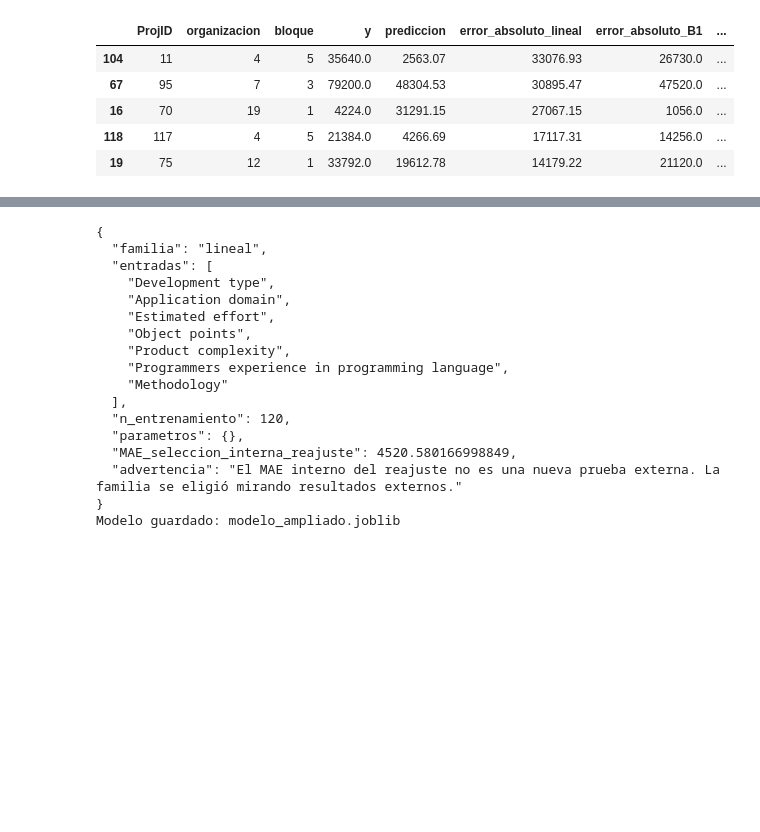
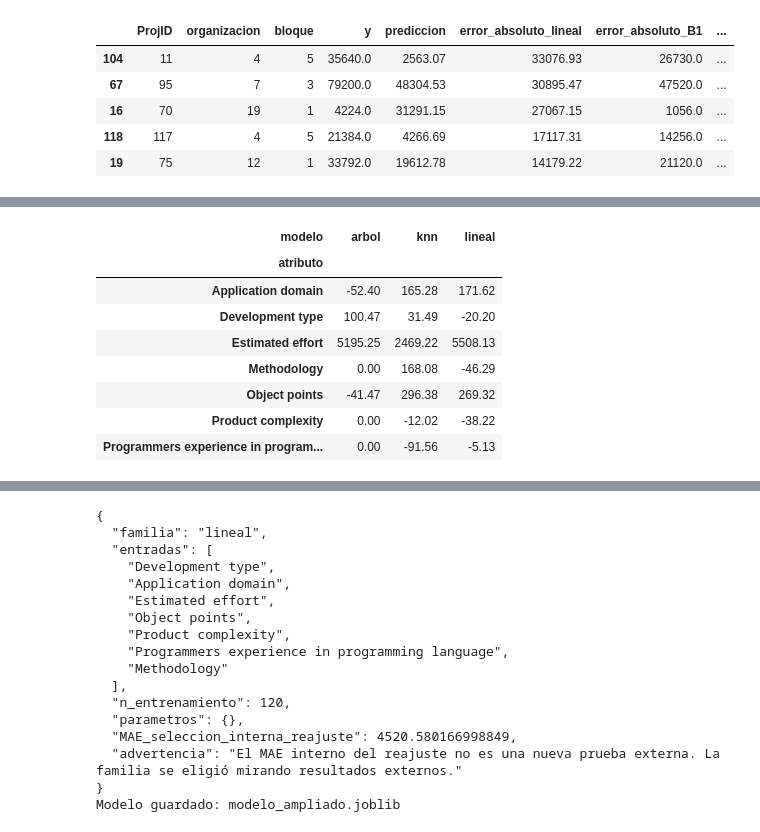
Before and after one commit to Gabr12l/ta-ia-grupo1-estimacion-esfuerzo-seera, a Jupyter notebook: Grupo1-TA-Experimentos.ipynb, the cells around one changed output, grey strips where cells are left out. Cells and saved outputs as stored; diff of their text form; code cells hidden in the pictures; blank space fills up the shorter version.

```diff
--- a/Grupo1-TA-Experimentos.ipynb
+++ b/Grupo1-TA-Experimentos.ipynb
@@ -660,0 +645,58 @@ Seleccionar la familia mirando resultados externos introduce posible optimismo:
+# %%
+from pathlib import Path
+import json,time,sys
+import numpy as np
+import pandas as pd
+
+def sensibilidad_atributos(data,out,repeticiones=30,semilla=2026):
+    """Permutación en reservas; parámetros ya elegidos dentro del entrenamiento.
+
+    La columna cruda se permuta junto con sus ausencias. La preparación se
+    reutiliza sin reajustar; este análisis no selecciona variables ni parámetros.
+    """
+    out=Path(out);logs=json.loads((out/'configuraciones.json').read_text())
+    guardadas=pd.read_csv(out/'predicciones_externas.csv')
+    outer,_=blocks(data,5);rng=np.random.default_rng(semilla)
+    errores={(f,c,r):0. for f in ['lineal','arbol','knn'] for c in FEATURES_7 for r in range(repeticiones)}
+    bases={f:0. for f in ['lineal','arbol','knn']};start=time.perf_counter()
+    for b,(tr,te) in enumerate(outer,1):
+        train,test=data.iloc[tr].reset_index(drop=True),data.iloc[te].reset_index(drop=True)
+        perms=[rng.permutation(len(test)) for _ in range(repeticiones)]
+        for family in bases:
+            log=next(x for x in logs if x['bloque']==b and x['entradas']==7 and x['modelo']==family)
+            payload=fit_saved(train,family,7,True,log['parametros'])
+            baseline=predict_saved(payload,test)
+            expected=guardadas.query('entradas==7 and modelo==@family and bloque==@b').set_index('ProjID').loc[test[ID],'prediccion'].to_numpy()
+            assert np.allclose(baseline,expected,atol=1e-6,rtol=1e-10)
+            bases[family]+=float(np.abs(test[Y].to_numpy()-baseline).sum())
+            for c in FEATURES_7:
+                for r,perm in enumerate(perms):
+                    pert=test.copy();pert[c]=test[c].to_numpy()[perm]
+                    pred=predict_saved(payload,pert)
+                    errores[family,c,r]+=float(np.abs(test[Y].to_numpy()-pred).sum())
+    detailed=[];summary=[]
+    for f in bases:
+        base=bases[f]/len(data)
+        for c in FEATURES_7:
+            vals=np.array([errores[f,c,r]/len(data) for r in range(repeticiones)])
+            for r,value in enumerate(vals):detailed.append({'modelo':f,'atributo':c,'repeticion':r+1,'MAE_base':base,'MAE_permutado':value,'delta_MAE':value-base})
+            summary.append({'modelo':f,'atributo':c,'MAE_base':base,'delta_MAE_media':float((vals-base).mean()),'desviacion_repeticiones':float(vals.std(ddof=0)),'min_delta':float((vals-base).min()),'max_delta':float((vals-base).max())})
+    detail=pd.DataFrame(detailed);summ=pd.DataFrame(summary)
+    summ.to_csv(out/'sensibilidad_atributos.csv',index=False)
+    detail.to_csv(out/'sensibilidad_atributos_repeticiones.csv',index=False)
+    (out/'sensibilidad_atributos_config.json').write_text(json.dumps({'semilla':semilla,'repeticiones':repeticiones,'bloques_externos':5,'proyectos':len(data),'columnas_crudas':FEATURES_7,'seleccion_por_esta_prueba':False,'interpretacion':'Dependencia descriptiva del predictor ante perturbaciones. No causalidad ni aporte independiente; permutar rompe asociaciones entre variables.','segundos':time.perf_counter()-start},ensure_ascii=False,indent=2))
+    return summ
+
+
+sensibilidad=sensibilidad_atributos(data,OUT,repeticiones=30,semilla=2026)
+display(sensibilidad.pivot(index='atributo',columns='modelo',values='delta_MAE_media').round(2))
+# %% [output]
+| modelo | arbol | knn | lineal |
+| atributo |  |  |  |
+| Application domain | -52.40 | 165.28 | 171.62 |
+| Development type | 100.47 | 31.49 | -20.20 |
+| Estimated effort | 5195.25 | 2469.22 | 5508.13 |
+| Methodology | 0.00 | 168.08 | -46.29 |
+| Object points | -41.47 | 296.38 | 269.32 |
+| Product complexity | 0.00 | -12.02 | -38.22 |
+| Programmers experience in program... | 0.00 | -91.56 | -5.13 |
```
Also changed, not shown: parts of 29 cells of this notebook, 35 other files.
